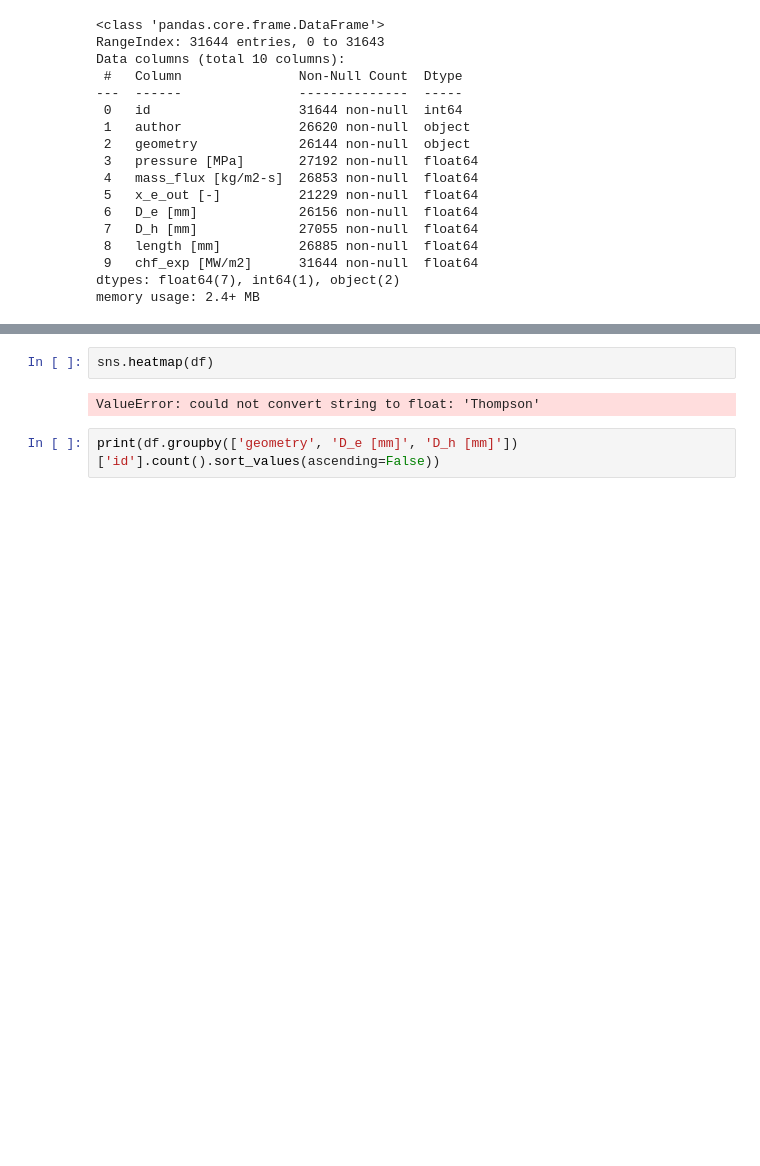
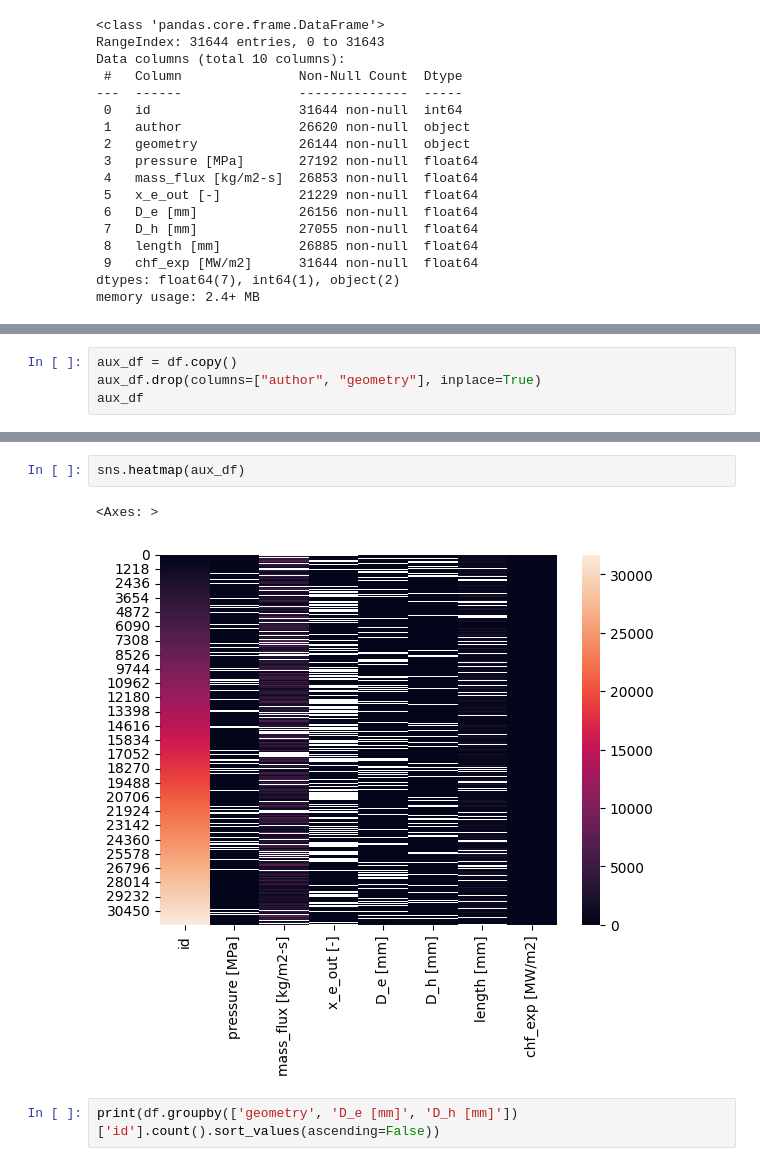
Before and after one commit to Gajenjo/kaggle_heat_flux_imputation, a Jupyter notebook: src/notebooks/principal_eda.ipynb, the cells around one changed output, grey strips where cells are left out. Cells and saved outputs as stored; diff of their text form; blank space fills up the shorter version.

```diff
--- a/src/notebooks/principal_eda.ipynb
+++ b/src/notebooks/principal_eda.ipynb
@@ -42,0 +48,4 @@ memory usage: 2.4+ MB
+# %%
+aux_df = df.copy()
+aux_df.drop(columns=["author", "geometry"], inplace=True)
+aux_df
@@ -43,7 +66,8 @@ memory usage: 2.4+ MB
 # %%
-sns.heatmap(df)
+sns.heatmap(aux_df)
 # %% [output]
-ValueError: could not convert string to float: 'Thompson'
+<Axes: >
+[figure, added]
 # %%
 print(df.groupby(['geometry', 'D_e [mm]', 'D_h [mm]'])['id'].count().sort_values(ascending=False))
 # %% [output]
```
Also changed, not shown: parts of 3 cells of this notebook, 2 other files.
